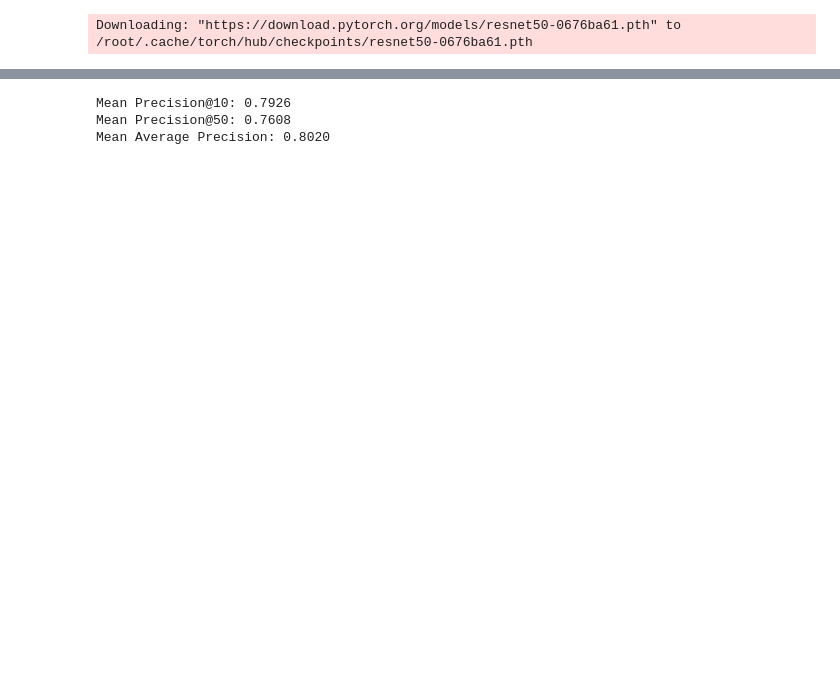
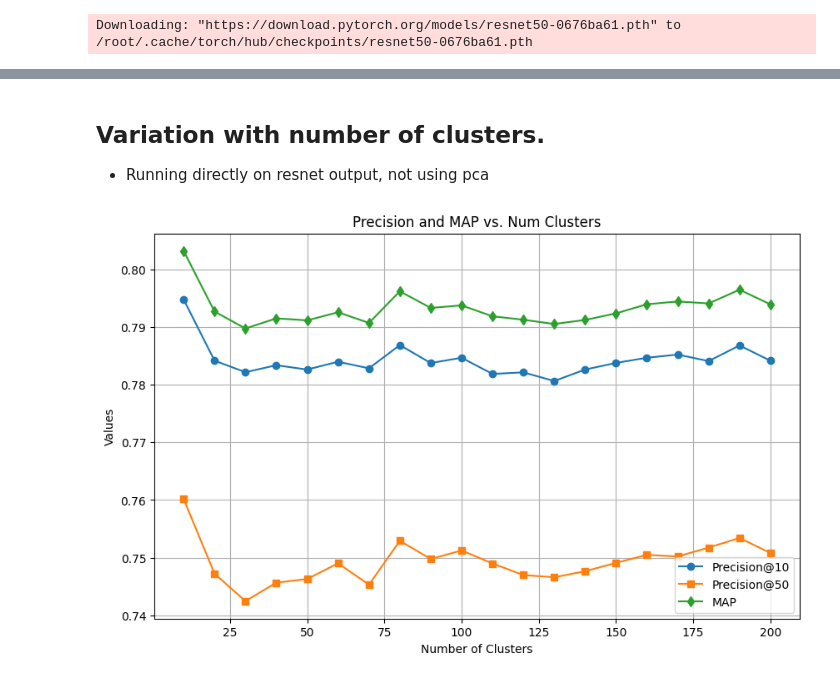
Before and after one commit to chaitanyagarg58/CS635_Information_Retrieval_Assignments, a Jupyter notebook: Assignment-2/KMeans_CIFAR_10.ipynb, the cells around one changed output, grey strips where cells are left out. Drawn from its saved outputs; the diff is of its cells as text; code cells hidden in the pictures; blank space fills up the shorter version.

Commit message:
Improved Code, Adding Graphs

```diff
--- a/Assignment-2/KMeans_CIFAR_10.ipynb
+++ b/Assignment-2/KMeans_CIFAR_10.ipynb
@@ -104 +132,14 @@ def mean_average_precision(true_label, top_k_labels):
+# %%
+def get_top_matches(train_features, test_features, num_clusters, k=50):
+    train_clusters_dict, test_clusters = create_clusters(train_features, test_features, num_clusters)
+    # For each test image, find the top 50 matches
+    top_k_matches = []
+    for i, test_feature in enumerate(test_features):
+        # Find the training images belonging to the same cluster
+        cluster_indices = train_clusters_dict[test_clusters[i]]
+
+        # Get the top 50 matches based on cosine similarity
+        top_k_matches.append(get_top_k_matches(train_features, test_feature, cluster_indices, k))
+
+    return top_k_matches
 # %%
@@ -148,21 +160,42 @@ for i, test_feature_pca in tqdm(enumerate(test_features_pca), desc='Finding Top-
-# %%
-# Evaluate for all test images
-precision_10_pca = []
-precision_50_pca = []
-mean_ap_pca = []
-for i, matches in tqdm(enumerate(top_k_matches_pca), desc='Evaluating Metrics (PCA)', unit='image', total=len(top_k_matches_pca)):
-    true_label = test_labels[i]
-    matched_labels = train_labels[matches]
-
-    precision_10.append(precision_at_k(true_label, matched_labels, 10))
-    precision_50.append(precision_at_k(true_label, matched_labels, 50))
-    mean_ap.append(mean_average_precision(true_label, matched_labels))
-
-# Report final metrics
-print(f'Mean Precision@10: {np.mean(precision_10):.4f}')
-print(f'Mean Precision@50: {np.mean(precision_50):.4f}')
-print(f'Mean Average Precision: {np.mean(mean_ap):.4f}')
-# %% [output]
-Mean Precision@10: 0.7926
-Mean Precision@50: 0.7608
-Mean Average Precision: 0.8020
+# %%
+def run(train_features, train_labels, test_features, test_labels, num_clusters):
+    top_k_matches = get_top_matches(train_features, test_features, num_clusters)
+    return evaluate(train_labels, test_labels, top_k_matches)
+# %% [markdown]
+## Variation with number of clusters.
+
+- Running directly on resnet output, not using pca
+# %%
+num_clusters_list = list(range(10, 201, 10))
+prec_10_list = []
+prec_50_list = []
+map_list = []
+
+for num_clusters in tqdm(num_clusters_list, desc='Processing Num Clusters:', total=len(num_clusters_list)):
+    prec_10, prec_50, map_value = run(train_features, train_labels, test_features, test_labels, num_clusters)
+
+    prec_10_list.append(prec_10)
+    prec_50_list.append(prec_50)
+    map_list.append(map_value)
+
+
+import matplotlib.pyplot as plt
+
+# Plotting the results
+plt.figure(figsize=(10, 6))
+plt.plot(num_clusters_list, prec_10_list, marker='o', label='Precision@10')
+plt.plot(num_clusters_list, prec_50_list, marker='s', label='Precision@50')
+plt.plot(num_clusters_list, map_list, marker='d', label='MAP')
+
+# Adding titles and labels
+plt.title('Precision and MAP vs. Num Clusters')
+plt.xlabel('Number of Clusters')
+plt.ylabel('Values')
+plt.legend()
+plt.grid(True)
+
+plt.savefig('variation_with_num_clusters.png', dpi=300)
+# Show the plot
+plt.show()
+# %% [output]
+[figure, added]
```
Also changed, not shown: parts of 9 cells of this notebook, 1 other file.
